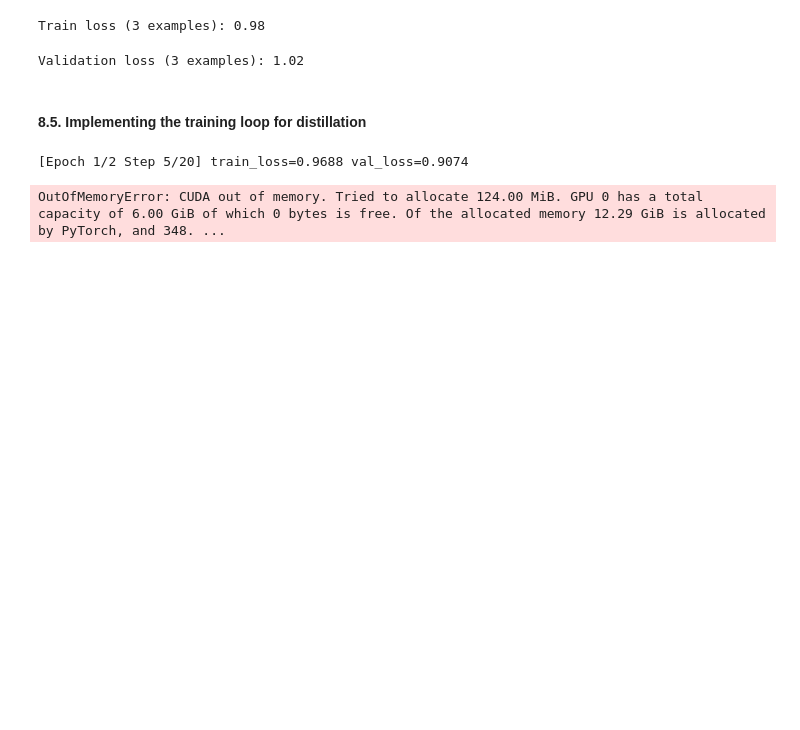
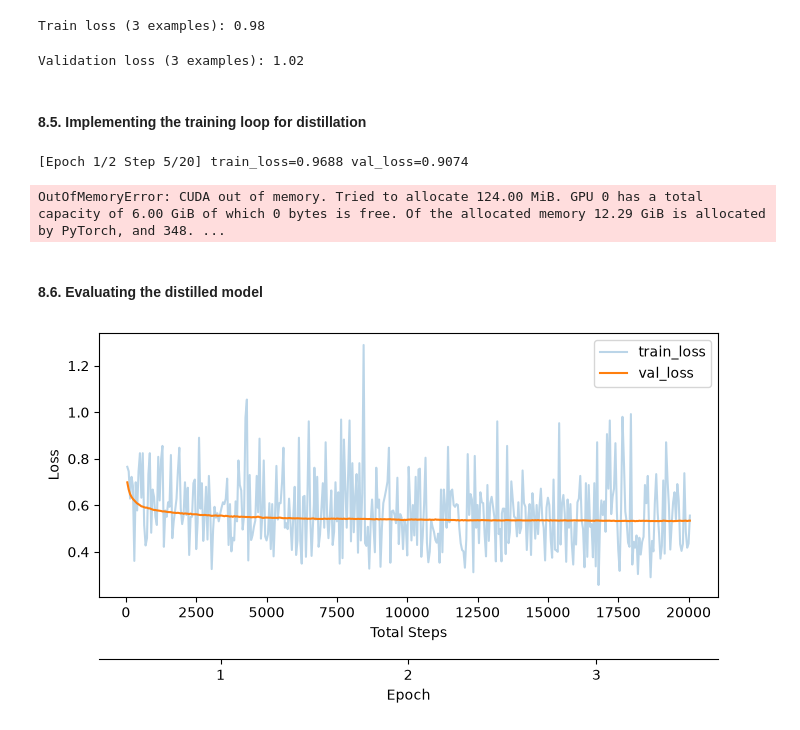
Before and after one commit to ershubhamkrsahu/DumLRM, a Jupyter notebook: src/dumlrm/chapters/ch08_distillation.ipynb, the cells around one changed output. Saved outputs shown, nothing was run; the diff lists cells and outputs as text; code cells hidden in the pictures; blank space fills up the shorter version.

```diff
--- a/src/dumlrm/chapters/ch08_distillation.ipynb
+++ b/src/dumlrm/chapters/ch08_distillation.ipynb
@@ -583,3 +583,45 @@ train_distillation(
 # %% [output]
 [Epoch 1/2 Step 5/20] train_loss=0.9688 val_loss=0.9074
 OutOfMemoryError: CUDA out of memory. Tried to allocate 124.00 MiB. GPU 0 has a total capacity of 6.00 GiB of which 0 bytes is free. Of the allocated memory 12.29 GiB is allocated by PyTorch, and 348. ...
+# %% [markdown]
+#### 8.6. Evaluating the distilled model
+# %%
+import csv
+import matplotlib.pyplot as plt
+
+def plot_distill_metrics(csv_path="train_distill_metrics.csv"):
+    total_steps, train_losses, val_losses, epoch_bounds = [], [], [], {}
+
+    with open(csv_path, newline="", encoding="utf-8") as f:
+        for row in csv.DictReader(f):
+            step = int(row["total_steps"])
+            epoch = int(row["epoch"])
+            total_steps.append(step)
+            train_losses.append(float(row["train_loss"]))
+            val_losses.append(float(row["val_loss"]))
+            epoch_bounds.setdefault(epoch, [step, step])[1] = step  # first/last step for each epoch
+
+    fig, ax = plt.subplots(figsize=(7, 4))
+    ax.plot(total_steps, train_losses, label="train_loss", alpha=0.3)
+    ax.plot(total_steps, val_losses, label="val_loss")
+    ax.set_xlabel("Total Steps")
+    ax.set_ylabel("Loss")
+    ax.legend()
+
+    # Epoch axis
+    epoch_axis = ax.secondary_xaxis("bottom")
+    epoch_axis.spines["bottom"].set_position(("outward", 45))
+    epochs = sorted(epoch_bounds)
+    epoch_axis.set_xticks(
+        [(epoch_bounds[epoch][0] + epoch_bounds[epoch][1]) / 2
+          for epoch in epochs]
+    )
+    epoch_axis.set_xticklabels(epochs)
+    epoch_axis.set_xlabel("Epoch")
+
+    plt.tight_layout()
+    plt.show()
+
+plot_distill_metrics("deepseek-r1-2048_distill_metrics.csv")
+# %% [output]
+[figure, added]
```
Also changed, not shown: 2 other files.
